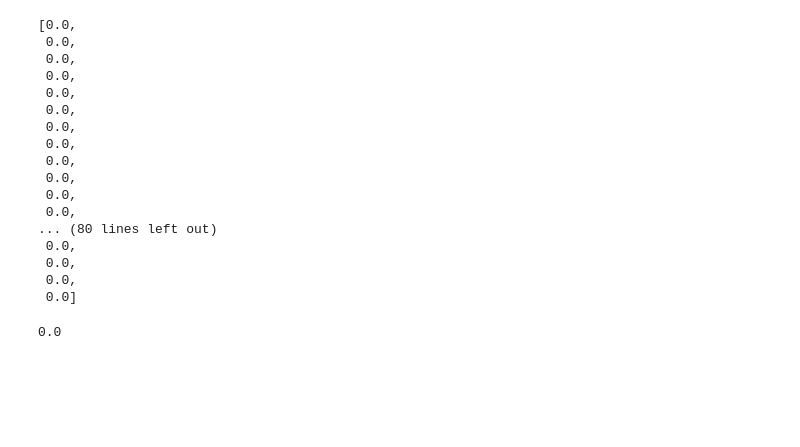
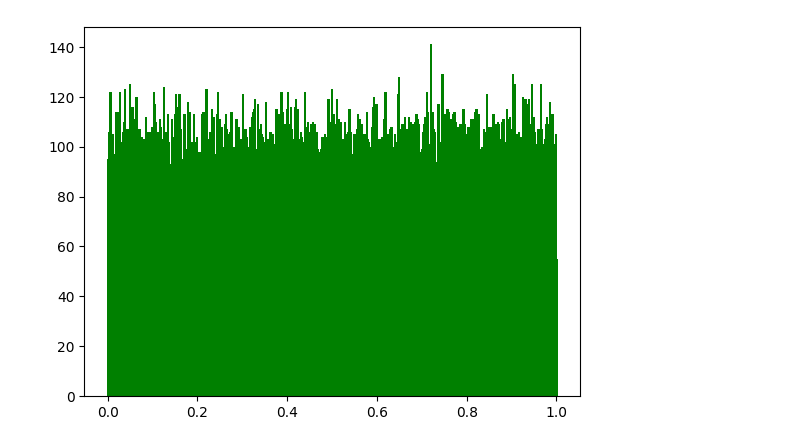
Before and after one commit to HeeyNick/Model_Lab, a Jupyter notebook: 0lab/0lab.ipynb, the cells around one changed output. Saved outputs shown, nothing was run; the diff lists cells and outputs as text; code cells hidden in the pictures; blank space fills up the shorter version.

```diff
--- a/0lab/0lab.ipynb
+++ b/0lab/0lab.ipynb
@@ -15,4 +11,6 @@ import pandas as pd
 # %%
 #Len of mass
 N = 100
+
+N_population = 1000
 # %%
@@ -175,29 +62,5 @@ sqrt_
 def sqrt_div_n_i_hatch(sqrt_: list, n_i_hatch: list):
     result = [x / y for x, y in zip(sqrt_, n_i_hatch)]
     return result
-
-result = sqrt_div_n_i_hatch(sqrt_, n_i_hatch)
-result
-# %% [output]
-[0.0,
- 0.0,
- 0.0,
- 0.0,
- 0.0,
- 0.0,
- 0.0,
- 0.0,
- 0.0,
- 0.0,
- 0.0,
- 0.0,
-... (80 lines left out)
- 0.0,
- 0.0,
- 0.0,
- 0.0]
 # %%
-sum_of_result = sum(result)
-sum_of_result
+# sum_of_result = sum(result)
-# %% [output]
-0.0
@@ -204,3 +74,15 @@ sum_of_result
+# %%
+list_of_values = create_all_values(N_population, N)
+collections_of_values = make_collection_of_values(list_of_values)
+plotting_discrate_population(dict(collections_of_values))
+P_i = create_p_i(N, collections_of_values)
+n_i_hatch = create_n_i_hatch(P_i, N * N_population)
+minus = n_i_minus_n_i_hatch(collections_of_values, n_i_hatch)
+sqrt_ = sqrt_minus(minus)
+result = sqrt_div_n_i_hatch(sqrt_, n_i_hatch)
+sum_of_result = sum(result)
+# %% [output]
+[figure, added]
 # %%
 data = {
         'n_i'             : pd.Series(collections_of_values.values()),
```
Also changed, not shown: parts of 11 cells of this notebook, 6 other files.
